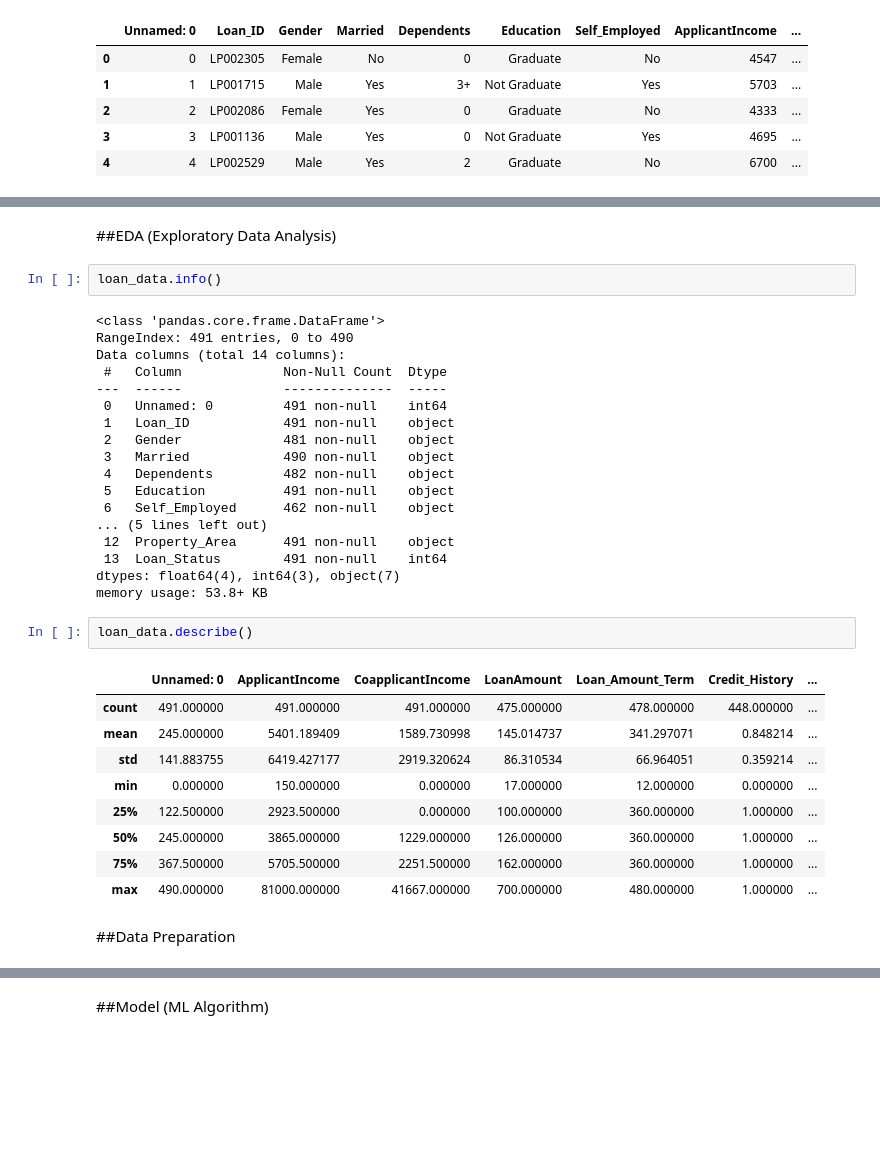
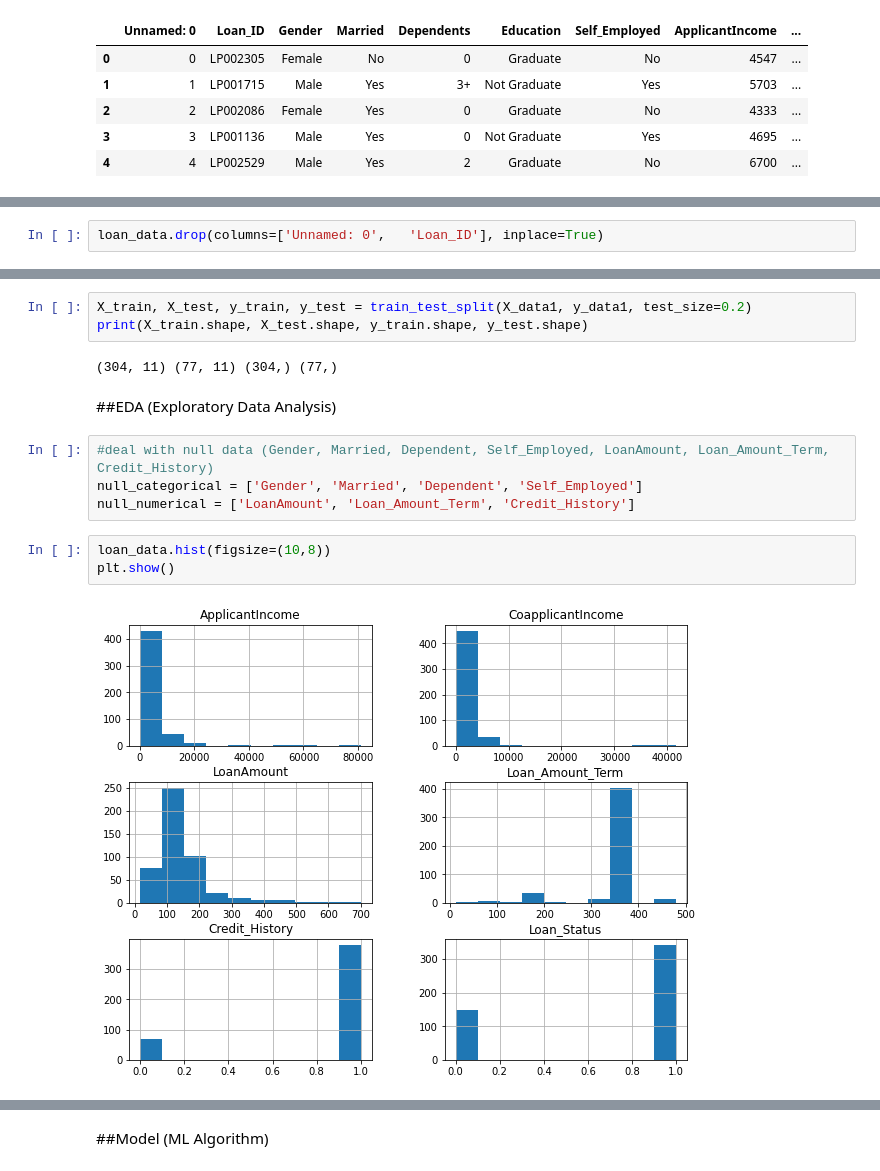
Before and after one commit to sabill/dphi-boothcamp-ml, a Jupyter notebook: Assignment_3_Advanced_Loan_or_No_Loan.ipynb, the cells around one changed output, grey strips where cells are left out. Cells and saved outputs as stored; diff of their text form; blank space fills up the shorter version.

```diff
--- a/Assignment_3_Advanced_Loan_or_No_Loan.ipynb
+++ b/Assignment_3_Advanced_Loan_or_No_Loan.ipynb
@@ -21,0 +63,2 @@ loan_data.head()
+# %%
+loan_data.drop(columns=['Unnamed: 0',	'Loan_ID'], inplace=True)
@@ -22,36 +116,16 @@ loan_data.head()
+# %%
+X_train, X_test, y_train, y_test = train_test_split(X_data1, y_data1, test_size=0.2)
+print(X_train.shape, X_test.shape, y_train.shape, y_test.shape)
+# %% [output]
+(304, 11) (77, 11) (304,) (77,)
 # %% [markdown]
 ##EDA (Exploratory Data Analysis)
-# %%
-loan_data.info()
-# %% [output]
-<class 'pandas.core.frame.DataFrame'>
-RangeIndex: 491 entries, 0 to 490
-Data columns (total 14 columns):
- #   Column             Non-Null Count  Dtype
----  ------             --------------  -----
- 0   Unnamed: 0         491 non-null    int64
- 1   Loan_ID            491 non-null    object
- 2   Gender             481 non-null    object
- 3   Married            490 non-null    object
- 4   Dependents         482 non-null    object
- 5   Education          491 non-null    object
- 6   Self_Employed      462 non-null    object
-... (5 lines left out)
- 12  Property_Area      491 non-null    object
- 13  Loan_Status        491 non-null    int64
-dtypes: float64(4), int64(3), object(7)
-memory usage: 53.8+ KB
-# %%
-loan_data.describe()
-# %% [output]
-|  | Unnamed: 0 | ApplicantIncome | CoapplicantIncome | LoanAmount | Loan_Amount_Term | Credit_History | ... |
-| count | 491.000000 | 491.000000 | 491.000000 | 475.000000 | 478.000000 | 448.000000 | ... |
-| mean | 245.000000 | 5401.189409 | 1589.730998 | 145.014737 | 341.297071 | 0.848214 | ... |
-| std | 141.883755 | 6419.427177 | 2919.320624 | 86.310534 | 66.964051 | 0.359214 | ... |
-| min | 0.000000 | 150.000000 | 0.000000 | 17.000000 | 12.000000 | 0.000000 | ... |
-| 25% | 122.500000 | 2923.500000 | 0.000000 | 100.000000 | 360.000000 | 1.000000 | ... |
-| 50% | 245.000000 | 3865.000000 | 1229.000000 | 126.000000 | 360.000000 | 1.000000 | ... |
-| 75% | 367.500000 | 5705.500000 | 2251.500000 | 162.000000 | 360.000000 | 1.000000 | ... |
-| max | 490.000000 | 81000.000000 | 41667.000000 | 700.000000 | 480.000000 | 1.000000 | ... |
-# %% [markdown]
-##Data Preparation
+# %%
+#deal with null data (Gender, Married, Dependent, Self_Employed, LoanAmount, Loan_Amount_Term, Credit_History)
+null_categorical = ['Gender', 'Married', 'Dependent', 'Self_Employed']
+null_numerical = ['LoanAmount',	'Loan_Amount_Term',	'Credit_History']
+# %%
+loan_data.hist(figsize=(10,8))
+plt.show()
+# %% [output]
+[figure, added]
```
Also changed, not shown: parts of 12 cells of this notebook.
